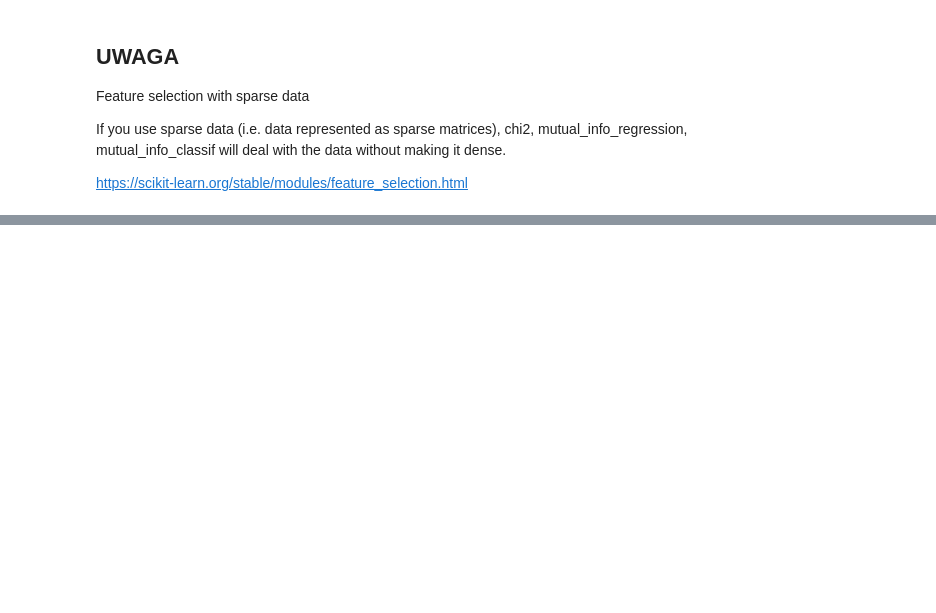
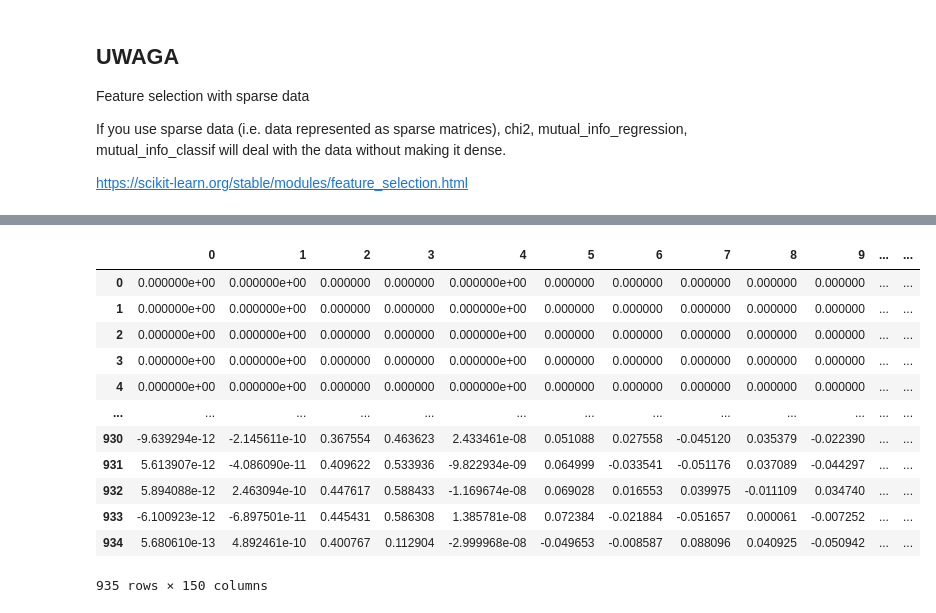
Before and after one commit to Bits-of-Data-PL/PythonDataScience, a Jupyter notebook: 16.Inzynieria_Cech_2z3.ipynb, the cells around one changed output, grey strips where cells are left out. Drawn from its saved outputs; the diff is of its cells as text; code cells hidden in the pictures; blank space fills up the shorter version.

```diff
--- a/16.Inzynieria_Cech_2z3.ipynb
+++ b/16.Inzynieria_Cech_2z3.ipynb
@@ -268,0 +200,6 @@ print(feature_names[:150])
+# %%
+all_words = []
+for t in corpus:
+    all_words += t
+
+print(all_words[:15])
@@ -268,0 +208,10 @@ print(feature_names[:150])
+# %%
+counter = {}
+
+for w in all_words:
+    counter[w] = counter.get(w,0)+1
+# %%
+from operator import itemgetter
+counted_words= [ (word,cnt) for word,cnt in counter.items() ]
+counted_words.sort(key=itemgetter(1), reverse=True)
+counted_words[:20]
@@ -268,0 +239,3 @@ print(feature_names[:150])
+# %%
+stop_words = [ word[0] for word in counted_words[:150]]
+print(stop_words)
@@ -311,0 +311,27 @@ https://scikit-learn.org/stable/modules/feature_selection.html
+# %%
+from sklearn.pipeline import Pipeline
+from sklearn.decomposition import TruncatedSVD
+
+pipeline = Pipeline([
+                ('tfidf', TfidfVectorizer(stop_words=stop_words , min_df=2)),
+                ('best', TruncatedSVD(n_components=150)),
+])
+
+decomposed = pipeline.fit_transform(nn_corpus)
+
+df = pd.DataFrame(decomposed)
+df
+# %% [output]
+|  | 0 | 1 | 2 | 3 | 4 | 5 | 6 | 7 | 8 | 9 | ... | ... |
+| 0 | 0.000000e+00 | 0.000000e+00 | 0.000000 | 0.000000 | 0.000000e+00 | 0.000000 | 0.000000 | 0.000000 | 0.000000 | 0.000000 | ... | ... |
+| 1 | 0.000000e+00 | 0.000000e+00 | 0.000000 | 0.000000 | 0.000000e+00 | 0.000000 | 0.000000 | 0.000000 | 0.000000 | 0.000000 | ... | ... |
+| 2 | 0.000000e+00 | 0.000000e+00 | 0.000000 | 0.000000 | 0.000000e+00 | 0.000000 | 0.000000 | 0.000000 | 0.000000 | 0.000000 | ... | ... |
+| 3 | 0.000000e+00 | 0.000000e+00 | 0.000000 | 0.000000 | 0.000000e+00 | 0.000000 | 0.000000 | 0.000000 | 0.000000 | 0.000000 | ... | ... |
+| 4 | 0.000000e+00 | 0.000000e+00 | 0.000000 | 0.000000 | 0.000000e+00 | 0.000000 | 0.000000 | 0.000000 | 0.000000 | 0.000000 | ... | ... |
+| ... | ... | ... | ... | ... | ... | ... | ... | ... | ... | ... | ... | ... |
+| 930 | -9.639294e-12 | -2.145611e-10 | 0.367554 | 0.463623 | 2.433461e-08 | 0.051088 | 0.027558 | -0.045120 | 0.035379 | -0.022390 | ... | ... |
+| 931 | 5.613907e-12 | -4.086090e-11 | 0.409622 | 0.533936 | -9.822934e-09 | 0.064999 | -0.033541 | -0.051176 | 0.037089 | -0.044297 | ... | ... |
+| 932 | 5.894088e-12 | 2.463094e-10 | 0.447617 | 0.588433 | -1.169674e-08 | 0.069028 | 0.016553 | 0.039975 | -0.011109 | 0.034740 | ... | ... |
+| 933 | -6.100923e-12 | -6.897501e-11 | 0.445431 | 0.586308 | 1.385781e-08 | 0.072384 | -0.021884 | -0.051657 | 0.000061 | -0.007252 | ... | ... |
+| 934 | 5.680610e-13 | 4.892461e-10 | 0.400767 | 0.112904 | -2.999968e-08 | -0.049653 | -0.008587 | 0.088096 | 0.040925 | -0.050942 | ... | ... |
+935 rows × 150 columns
```
Also changed, not shown: parts of 22 cells of this notebook.
